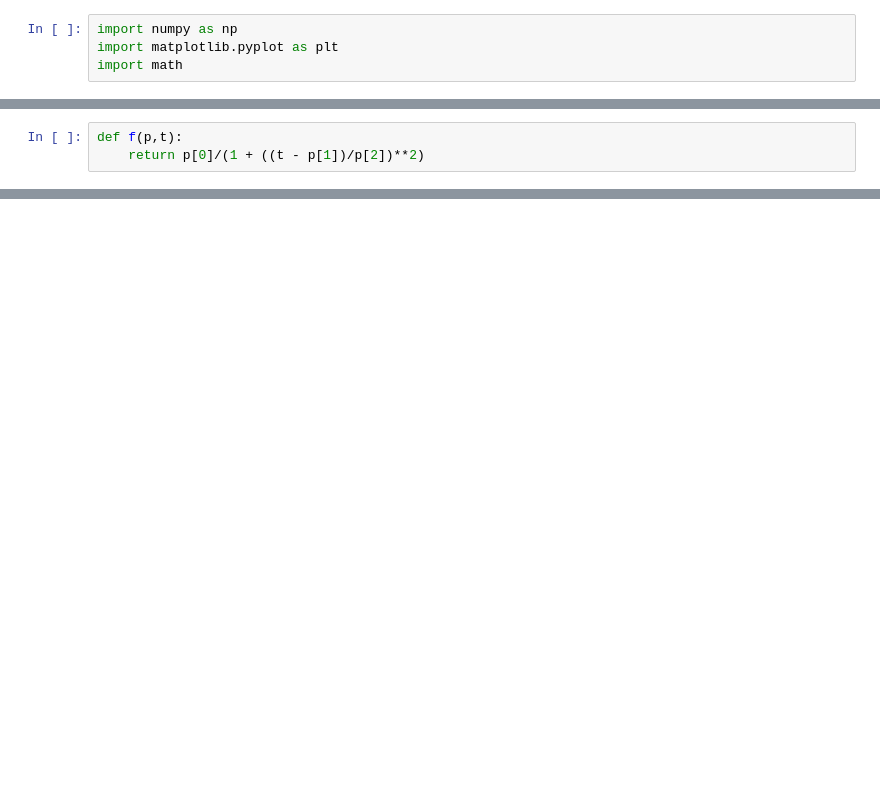
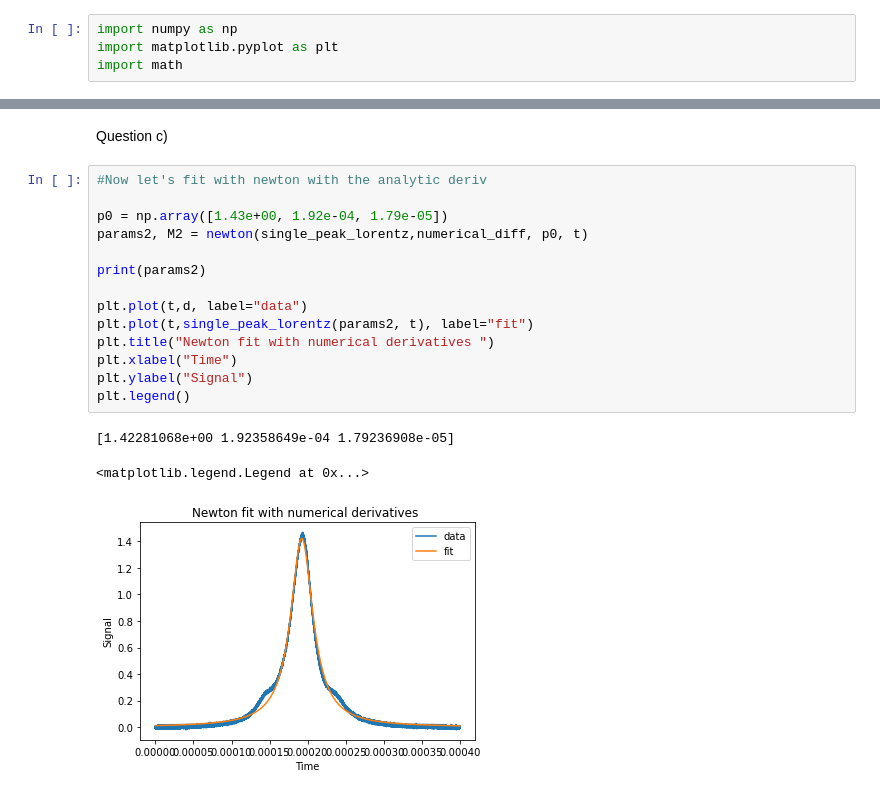
Before and after one commit to n-desjardins/phys512-2022, a Jupyter notebook: PSET4/pset4_notebook.ipynb, the cells around one changed output, grey strips where cells are left out. Saved outputs shown, nothing was run; the diff lists cells and outputs as text; blank space fills up the shorter version.

```diff
--- a/PSET4/pset4_notebook.ipynb
+++ b/PSET4/pset4_notebook.ipynb
@@ -72,3 +4,0 @@ array([4.62125650e-01, 5.81986105e-06, 8.24166174e-06])
-# %%
-def f(p,t):
-    return p[0]/(1 + ((t - p[1])/p[2])**2)
@@ -329,0 +171,20 @@ plt.plot(t,f2(giga_p,t))
+# %% [markdown]
+Question c)
+# %%
+#Now let's fit with newton with the analytic deriv
+
+p0 = np.array([1.43e+00, 1.92e-04, 1.79e-05])
+params2, M2 = newton(single_peak_lorentz,numerical_diff, p0, t)
+
+print(params2)
+
+plt.plot(t,d, label="data")
+plt.plot(t,single_peak_lorentz(params2, t), label="fit")
+plt.title("Newton fit with numerical derivatives ")
+plt.xlabel("Time")
+plt.ylabel("Signal")
+plt.legend()
+# %% [output]
+[1.42281068e+00 1.92358649e-04 1.79236908e-05]
+<matplotlib.legend.Legend at 0x...>
+[figure, added]
```
Also changed, not shown: parts of 43 cells of this notebook.
